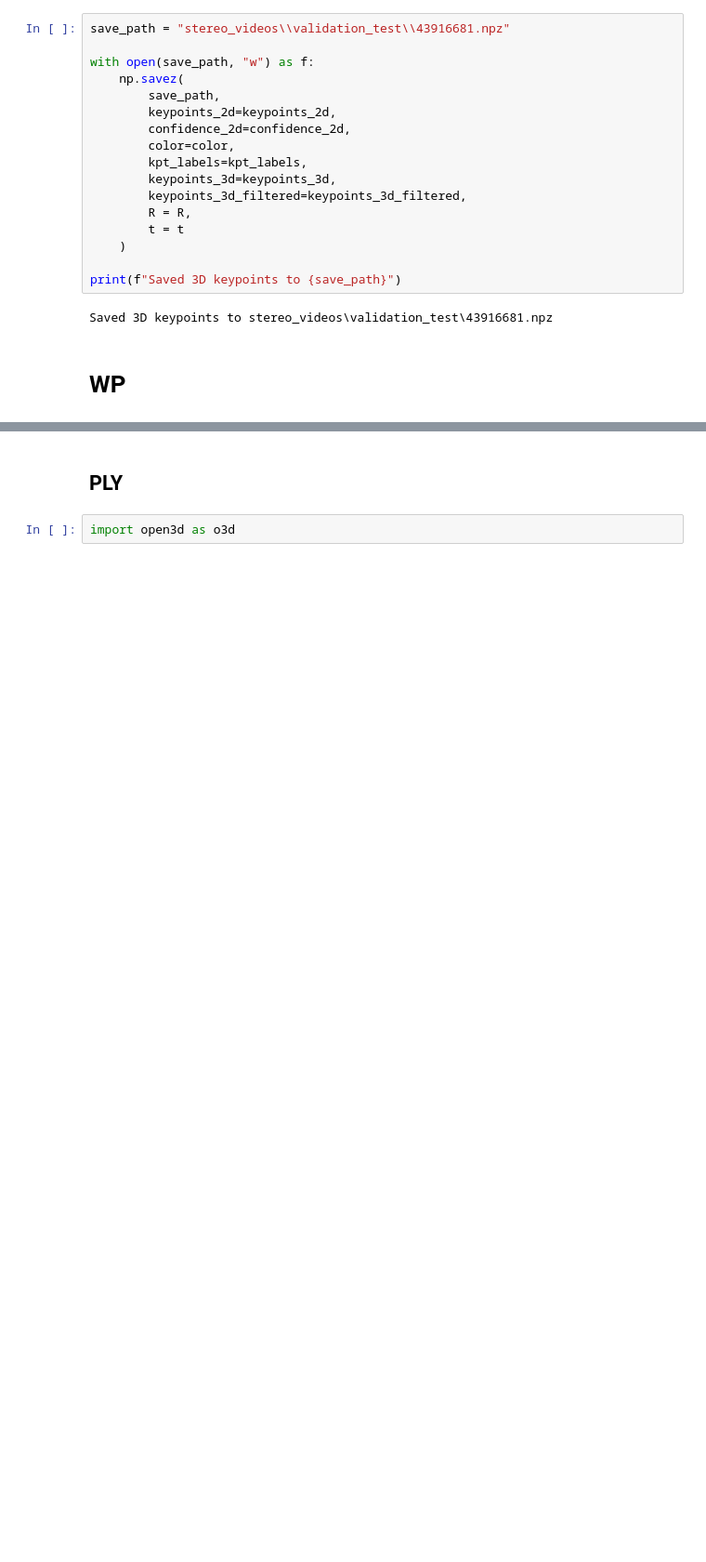
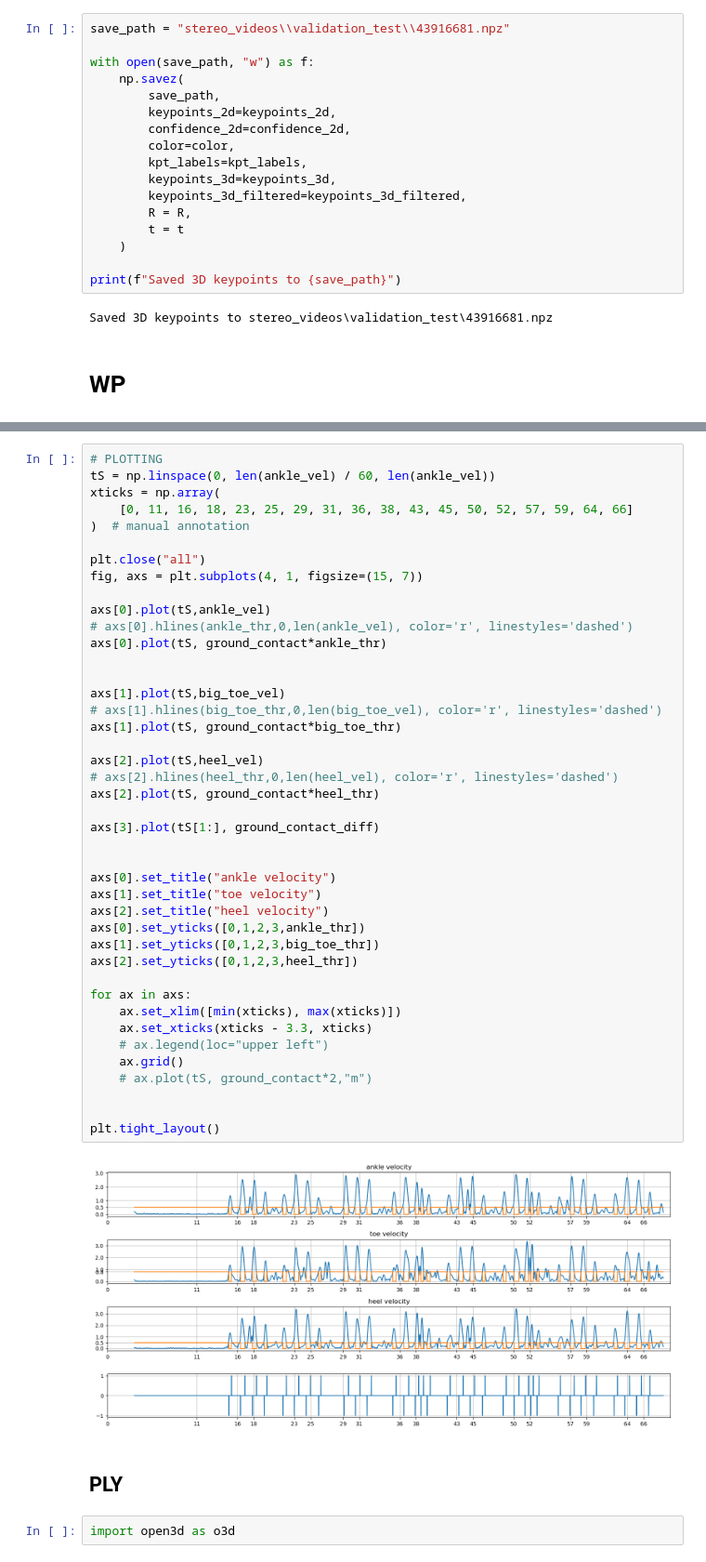
Before and after one commit to MateUnger/StereoVision, a Jupyter notebook: pipeline.ipynb, the cells around one changed output, grey strips where cells are left out. Shown at 93% size. Drawn from its saved outputs; the diff is of its cells as text; blank space fills up the shorter version.

```diff
--- a/pipeline.ipynb
+++ b/pipeline.ipynb
@@ -652,3 +954,47 @@ Saved 3D keypoints to stereo_videos\validation_test\43916681.npz
+# %%
+# PLOTTING
+tS = np.linspace(0, len(ankle_vel) / 60, len(ankle_vel))
+xticks = np.array(
+    [0, 11, 16, 18, 23, 25, 29, 31, 36, 38, 43, 45, 50, 52, 57, 59, 64, 66]
+)  # manual annotation
+
+plt.close("all")
+fig, axs = plt.subplots(4, 1, figsize=(15, 7))
+
+axs[0].plot(tS,ankle_vel)
+# axs[0].hlines(ankle_thr,0,len(ankle_vel), color='r', linestyles='dashed')
+axs[0].plot(tS, ground_contact*ankle_thr)
+
+
+axs[1].plot(tS,big_toe_vel)
+# axs[1].hlines(big_toe_thr,0,len(big_toe_vel), color='r', linestyles='dashed')
+axs[1].plot(tS, ground_contact*big_toe_thr)
+
+axs[2].plot(tS,heel_vel)
+# axs[2].hlines(heel_thr,0,len(heel_vel), color='r', linestyles='dashed')
+axs[2].plot(tS, ground_contact*heel_thr)
+
+axs[3].plot(tS[1:], ground_contact_diff)
+
+
+axs[0].set_title("ankle velocity")
+axs[1].set_title("toe velocity")
+axs[2].set_title("heel velocity")
+axs[0].set_yticks([0,1,2,3,ankle_thr])
+axs[1].set_yticks([0,1,2,3,big_toe_thr])
+axs[2].set_yticks([0,1,2,3,heel_thr])
+
+for ax in axs:
+    ax.set_xlim([min(xticks), max(xticks)])
+    ax.set_xticks(xticks - 3.3, xticks)
+    # ax.legend(loc="upper left")
+    ax.grid()
+    # ax.plot(tS, ground_contact*2,"m")
+
+
+plt.tight_layout()
+# %% [output]
+[figure, added]
 # %% [markdown]
 ## PLY
 # %%
```
Also changed, not shown: parts of 18 cells of this notebook, 1 other file.
